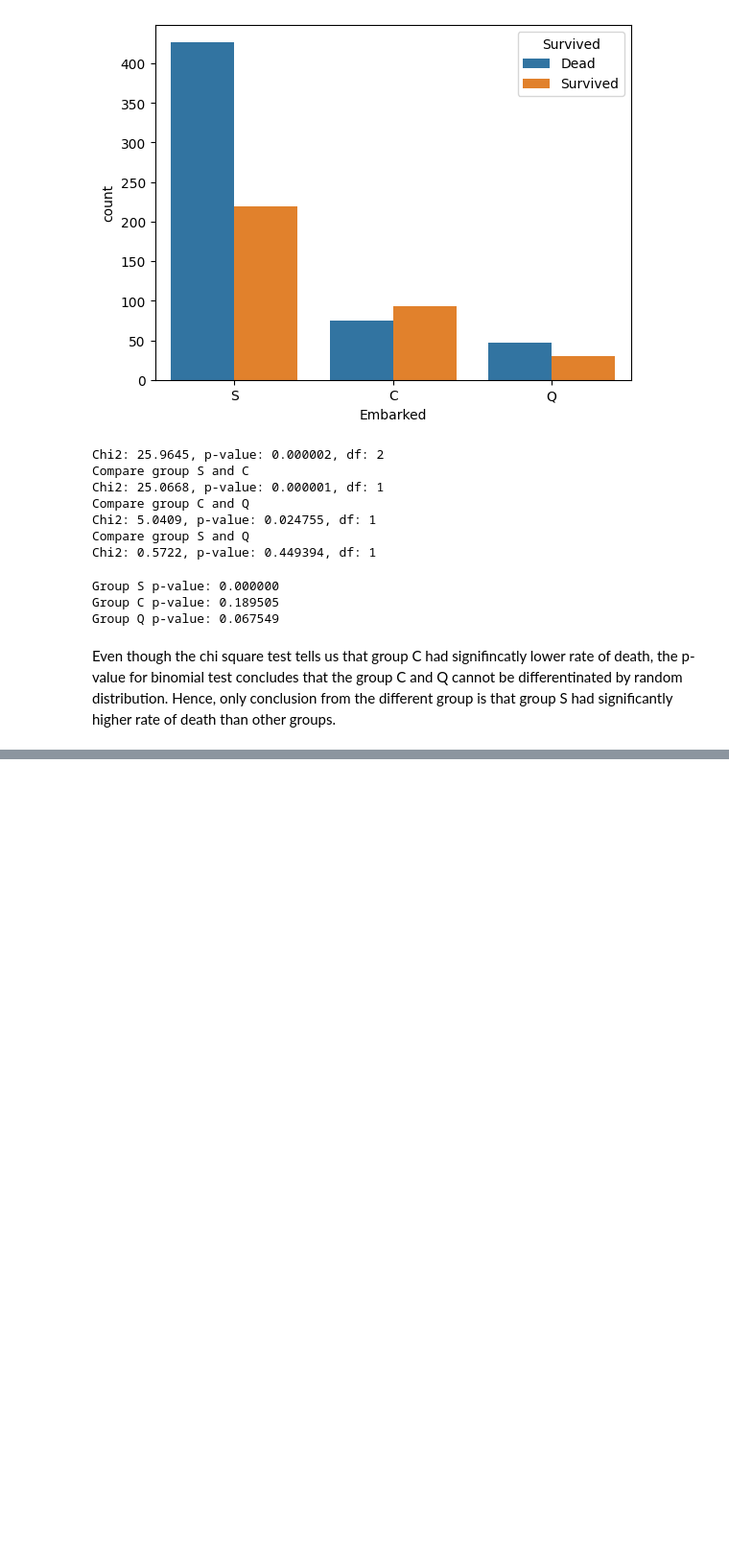
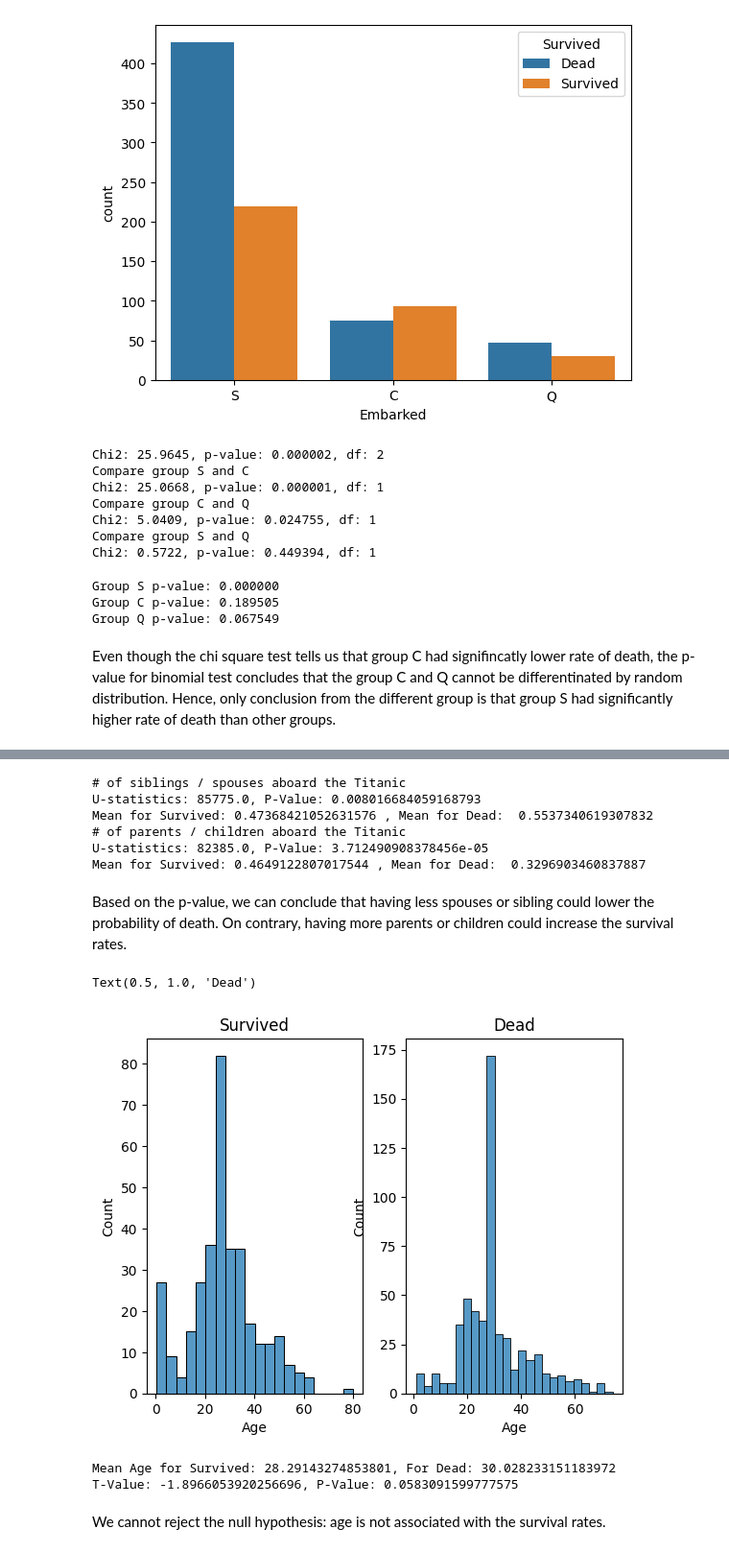
Before and after one commit to isaacqsxsq/Titanic-EDA, a Jupyter notebook: My_EDA.ipynb, the cells around one changed output, grey strips where cells are left out. Shown at 96% size. Saved outputs shown, nothing was run; the diff lists cells and outputs as text; code cells hidden in the pictures; blank space fills up the shorter version.

```diff
--- a/My_EDA.ipynb
+++ b/My_EDA.ipynb
@@ -274,0 +286,45 @@ Even though the chi square test tells us that group C had signifincatly lower ra
+# %%
+sib_dead = my_data.loc[my_data['Survived'] == 0, 'SibSp']
+sib_sur = my_data.loc[my_data['Survived'] == 1, 'SibSp']
+stat, p = stats.mannwhitneyu(sib_dead, sib_sur)
+print('# of siblings / spouses aboard the Titanic')
+print(f"U-statistics: {stat}, P-Value: {p}")
+print("Mean for Survived:" , sib_sur.mean(), ", Mean for Dead: ", sib_dead.mean())
+
+par_dead = my_data.loc[my_data['Survived'] == 0, 'Parch']
+par_sur = my_data.loc[my_data['Survived'] == 1, 'Parch']
+stat, p = stats.mannwhitneyu(par_dead, par_sur)
+
+print('# of parents / children aboard the Titanic')
+print(f"U-statistics: {stat}, P-Value: {p}")
+print("Mean for Survived:" , par_sur.mean(), ", Mean for Dead: ", par_dead.mean())
+# %% [output]
+# of siblings / spouses aboard the Titanic
+U-statistics: 85775.0, P-Value: 0.008016684059168793
+Mean for Survived: 0.47368421052631576 , Mean for Dead:  0.5537340619307832
+# of parents / children aboard the Titanic
+U-statistics: 82385.0, P-Value: 3.712490908378456e-05
+Mean for Survived: 0.4649122807017544 , Mean for Dead:  0.3296903460837887
+# %% [markdown]
+Based on the p-value, we can conclude that having less spouses or sibling could lower the probability of death. On contrary, having more parents or children could increase the survival rates.
+# %%
+f1, axes = plt.subplots(1,2)
+sns.histplot(data = my_data.loc[my_data['Survived'] == 1], x = 'Age', ax=axes[0])
+axes[0].set_title("Survived")
+sns.histplot(data = my_data.loc[my_data['Survived'] == 0], x = 'Age', ax=axes[1])
+axes[1].set_title("Dead")
+# %% [output]
+Text(0.5, 1.0, 'Dead')
+[figure, added]
+# %%
+survived_age = my_data.loc[my_data['Survived'] == 1,'Age']
+dead_age = my_data.loc[my_data['Survived'] == 0,'Age']
+
+print(f"Mean Age for Survived: {survived_age.mean()}, For Dead: {dead_age.mean()}")
+statistics, p = stats.ttest_ind(survived_age,dead_age, equal_var=False)
+print(f'T-Value: {statistics}, P-Value: {p}')
+# %% [output]
+Mean Age for Survived: 28.29143274853801, For Dead: 30.028233151183972
+T-Value: -1.8966053920256696, P-Value: 0.0583091599777575
+# %% [markdown]
+We cannot reject the null hypothesis: age is not associated with the survival rates.
```
Also changed, not shown: parts of 1 cell of this notebook.
